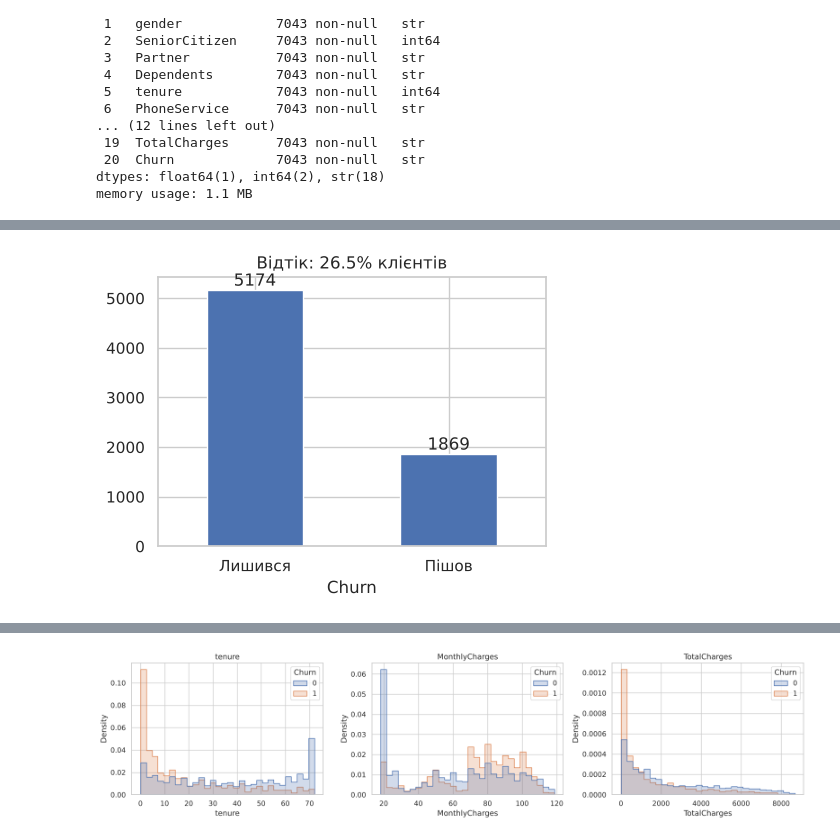
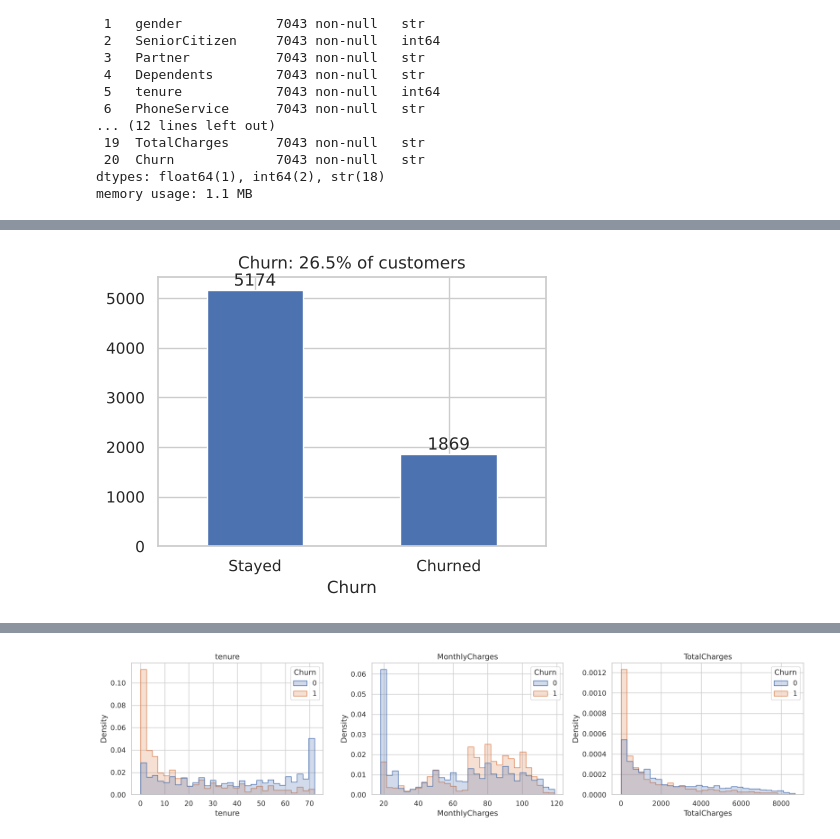
Before and after one commit to sambik22/churn-prediction, a Jupyter notebook: notebooks/01_eda.ipynb, the cells around one changed output, grey strips where cells are left out. Saved outputs shown, nothing was run; the diff lists cells and outputs as text; code cells hidden in the pictures.

```diff
--- a/notebooks/01_eda.ipynb
+++ b/notebooks/01_eda.ipynb
@@ -107,7 +107,7 @@ df.describe().T
 # %%
-ax = df["Churn"].map({0: "Лишився", 1: "Пішов"}).value_counts().plot.bar(rot=0, figsize=(5, 3.5))
+ax = df["Churn"].map({0: "Stayed", 1: "Churned"}).value_counts().plot.bar(rot=0, figsize=(5, 3.5))
 ax.bar_label(ax.containers[0])
-ax.set_title(f"Відтік: {df['Churn'].mean():.1%} клієнтів")
+ax.set_title(f"Churn: {df['Churn'].mean():.1%} of customers")
 plt.show()
 # %% [output]
-[figure, old version]
+[figure, new version]
```
Also changed, not shown: parts of 42 cells of this notebook, 29 other files.
